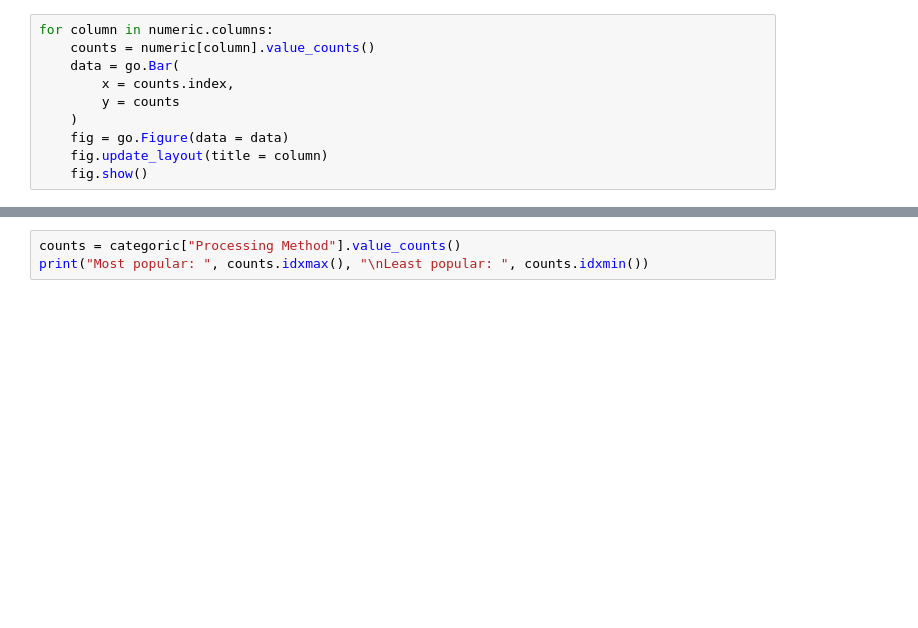
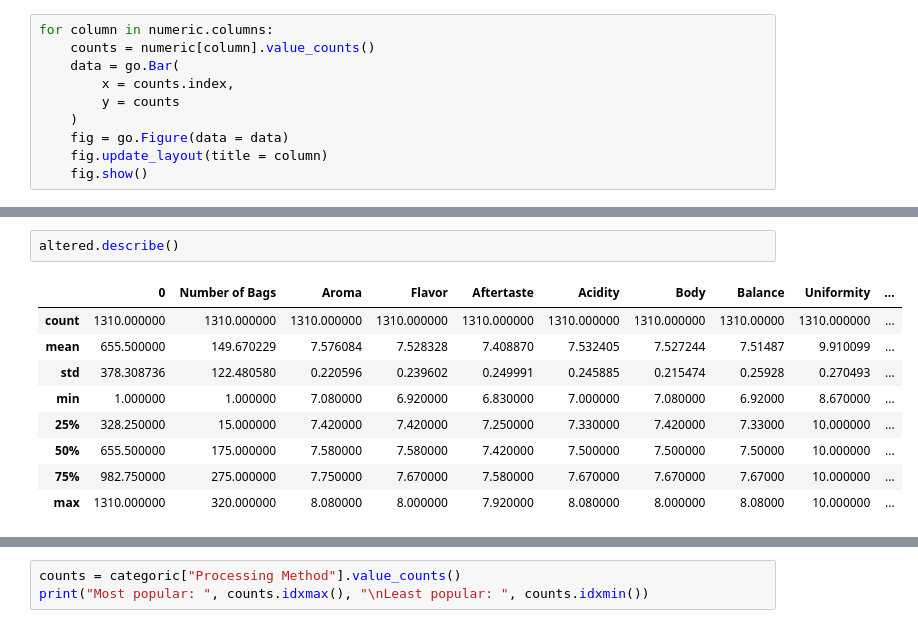
Before and after one commit to AnilesE/advanced_python_2021-22_HD, a Jupyter notebook: exercises/day6/Playing_with_pandas.ipynb, the cells around one changed output, grey strips where cells are left out. Drawn from its saved outputs; the diff is of its cells as text; blank space fills up the shorter version.

```diff
--- a/exercises/day6/Playing_with_pandas.ipynb
+++ b/exercises/day6/Playing_with_pandas.ipynb
@@ -40,0 +77,12 @@ for column in numeric.columns:
+# %%
+altered.describe()
+# %% [output]
+|  | 0 | Number of Bags | Aroma | Flavor | Aftertaste | Acidity | Body | Balance | Uniformity | ... |
+| count | 1310.000000 | 1310.000000 | 1310.000000 | 1310.000000 | 1310.000000 | 1310.000000 | 1310.000000 | 1310.00000 | 1310.000000 | ... |
+| mean | 655.500000 | 149.670229 | 7.576084 | 7.528328 | 7.408870 | 7.532405 | 7.527244 | 7.51487 | 9.910099 | ... |
+| std | 378.308736 | 122.480580 | 0.220596 | 0.239602 | 0.249991 | 0.245885 | 0.215474 | 0.25928 | 0.270493 | ... |
+| min | 1.000000 | 1.000000 | 7.080000 | 6.920000 | 6.830000 | 7.000000 | 7.080000 | 6.92000 | 8.670000 | ... |
+| 25% | 328.250000 | 15.000000 | 7.420000 | 7.420000 | 7.250000 | 7.330000 | 7.420000 | 7.33000 | 10.000000 | ... |
+| 50% | 655.500000 | 175.000000 | 7.580000 | 7.580000 | 7.420000 | 7.500000 | 7.500000 | 7.50000 | 10.000000 | ... |
+| 75% | 982.750000 | 275.000000 | 7.750000 | 7.670000 | 7.580000 | 7.670000 | 7.670000 | 7.67000 | 10.000000 | ... |
+| max | 1310.000000 | 320.000000 | 8.080000 | 8.000000 | 7.920000 | 8.080000 | 8.000000 | 8.08000 | 10.000000 | ... |
```
Also changed, not shown: parts of 9 cells of this notebook.
